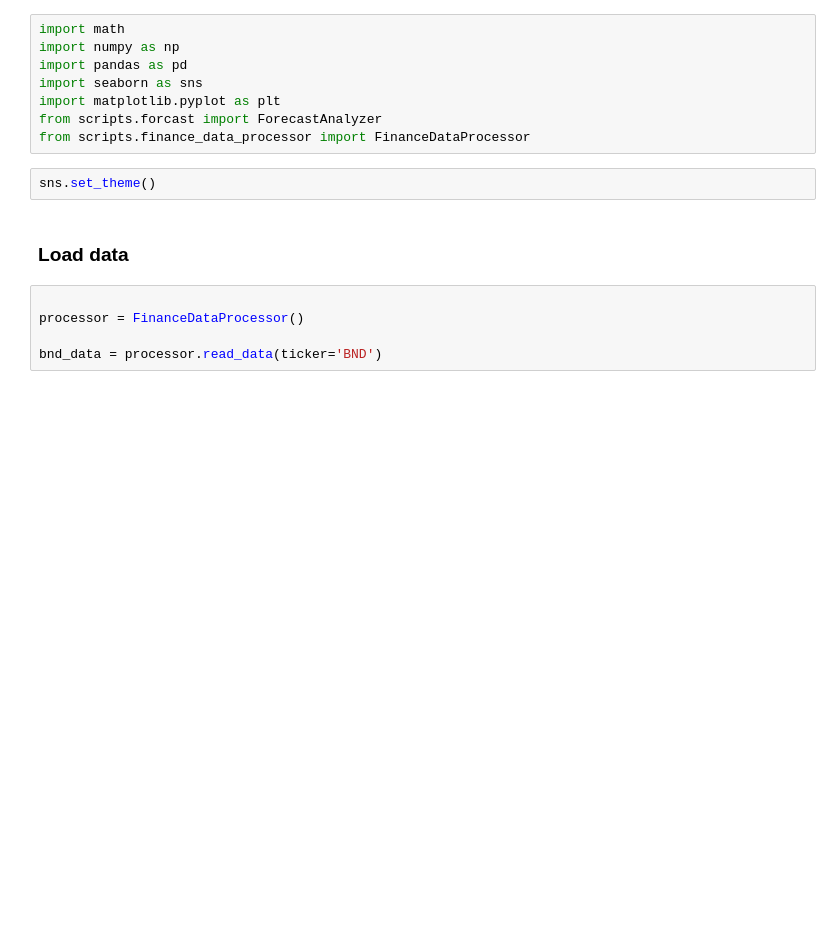
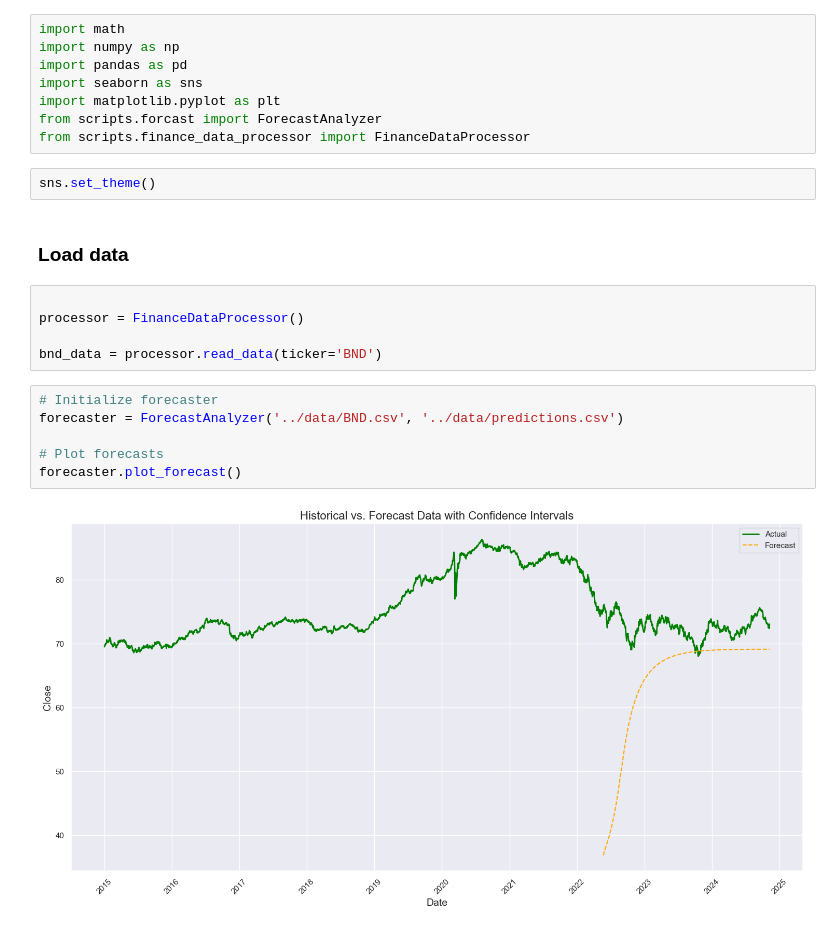
Before and after one commit to WildCayote/GMF-Investments-Portfolio-Management, a Jupyter notebook: notebooks/forcast_analysis.ipynb, the cells around one changed output. Cells and saved outputs as stored; diff of their text form; blank space fills up the shorter version.

```diff
--- a/notebooks/forcast_analysis.ipynb
+++ b/notebooks/forcast_analysis.ipynb
@@ -40,3 +40,11 @@ sns.set_theme()
 processor = FinanceDataProcessor()
 
 bnd_data = processor.read_data(ticker='BND')
+# %%
+# Initialize forecaster
+forecaster = ForecastAnalyzer('../data/BND.csv', '../data/predictions.csv')
+
+# Plot forecasts
+forecaster.plot_forecast()
+# %% [output]
+[figure, added]
```
Also changed, not shown: 1 other file.
